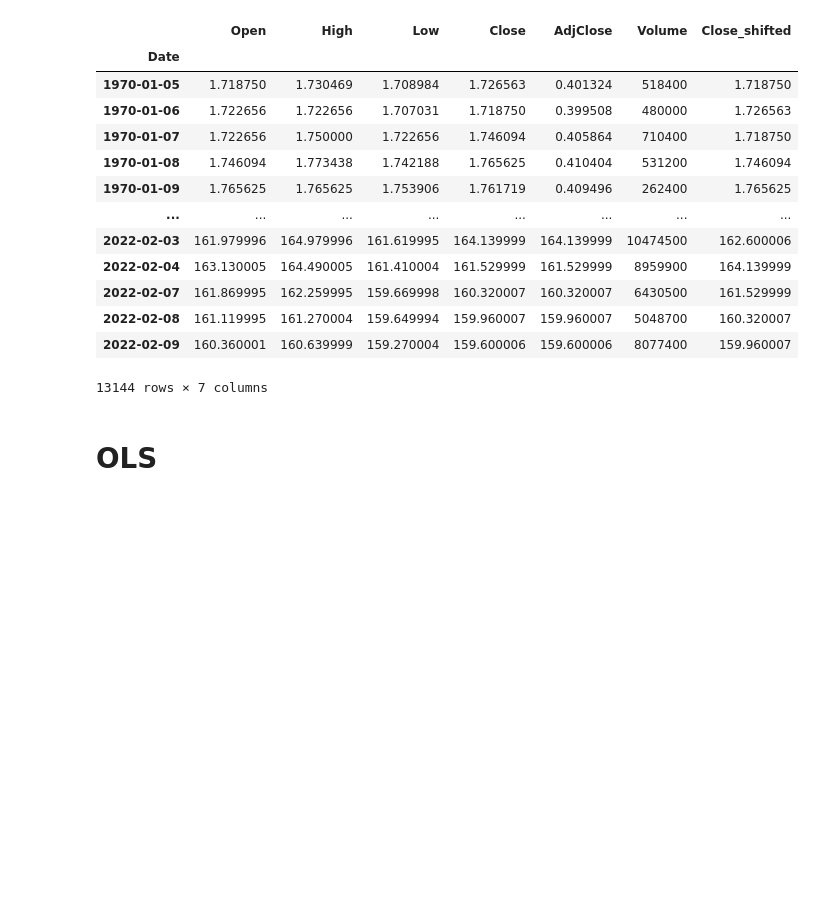
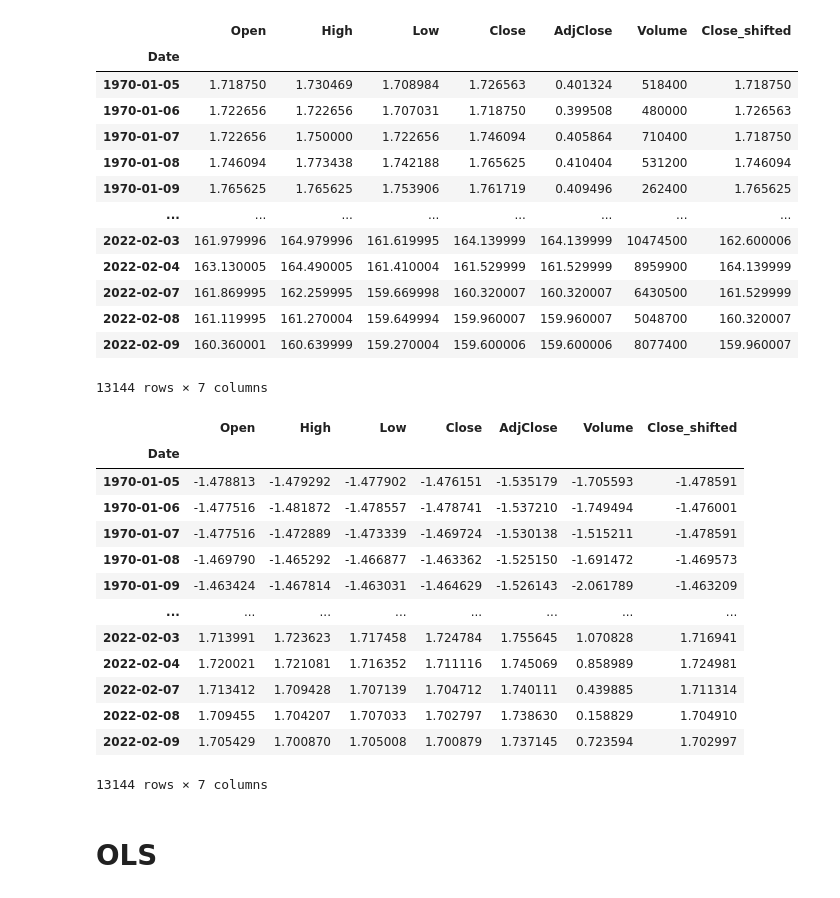
Before and after one commit to francescoliso/Time-Series-Analysis, a Jupyter notebook: 3_Linear_Regression_Analysis.ipynb, the cells around one changed output. Drawn from its saved outputs; the diff is of its cells as text; code cells hidden in the pictures; blank space fills up the shorter version.

```diff
--- a/3_Linear_Regression_Analysis.ipynb
+++ b/3_Linear_Regression_Analysis.ipynb
@@ -61,3 +71,20 @@ ds
+# %%
+df_transformed
+# %% [output]
+|  | Open | High | Low | Close | AdjClose | Volume | Close_shifted |
+| Date |  |  |  |  |  |  |  |
+| 1970-01-05 | -1.478813 | -1.479292 | -1.477902 | -1.476151 | -1.535179 | -1.705593 | -1.478591 |
+| 1970-01-06 | -1.477516 | -1.481872 | -1.478557 | -1.478741 | -1.537210 | -1.749494 | -1.476001 |
+| 1970-01-07 | -1.477516 | -1.472889 | -1.473339 | -1.469724 | -1.530138 | -1.515211 | -1.478591 |
+| 1970-01-08 | -1.469790 | -1.465292 | -1.466877 | -1.463362 | -1.525150 | -1.691472 | -1.469573 |
+| 1970-01-09 | -1.463424 | -1.467814 | -1.463031 | -1.464629 | -1.526143 | -2.061789 | -1.463209 |
+| ... | ... | ... | ... | ... | ... | ... | ... |
+| 2022-02-03 | 1.713991 | 1.723623 | 1.717458 | 1.724784 | 1.755645 | 1.070828 | 1.716941 |
+| 2022-02-04 | 1.720021 | 1.721081 | 1.716352 | 1.711116 | 1.745069 | 0.858989 | 1.724981 |
+| 2022-02-07 | 1.713412 | 1.709428 | 1.707139 | 1.704712 | 1.740111 | 0.439885 | 1.711314 |
+| 2022-02-08 | 1.709455 | 1.704207 | 1.707033 | 1.702797 | 1.738630 | 0.158829 | 1.704910 |
+| 2022-02-09 | 1.705429 | 1.700870 | 1.705008 | 1.700879 | 1.737145 | 0.723594 | 1.702997 |
+13144 rows × 7 columns
 # %% [markdown]
 # OLS
 # %% [markdown]
```
Also changed, not shown: parts of 30 cells of this notebook.
